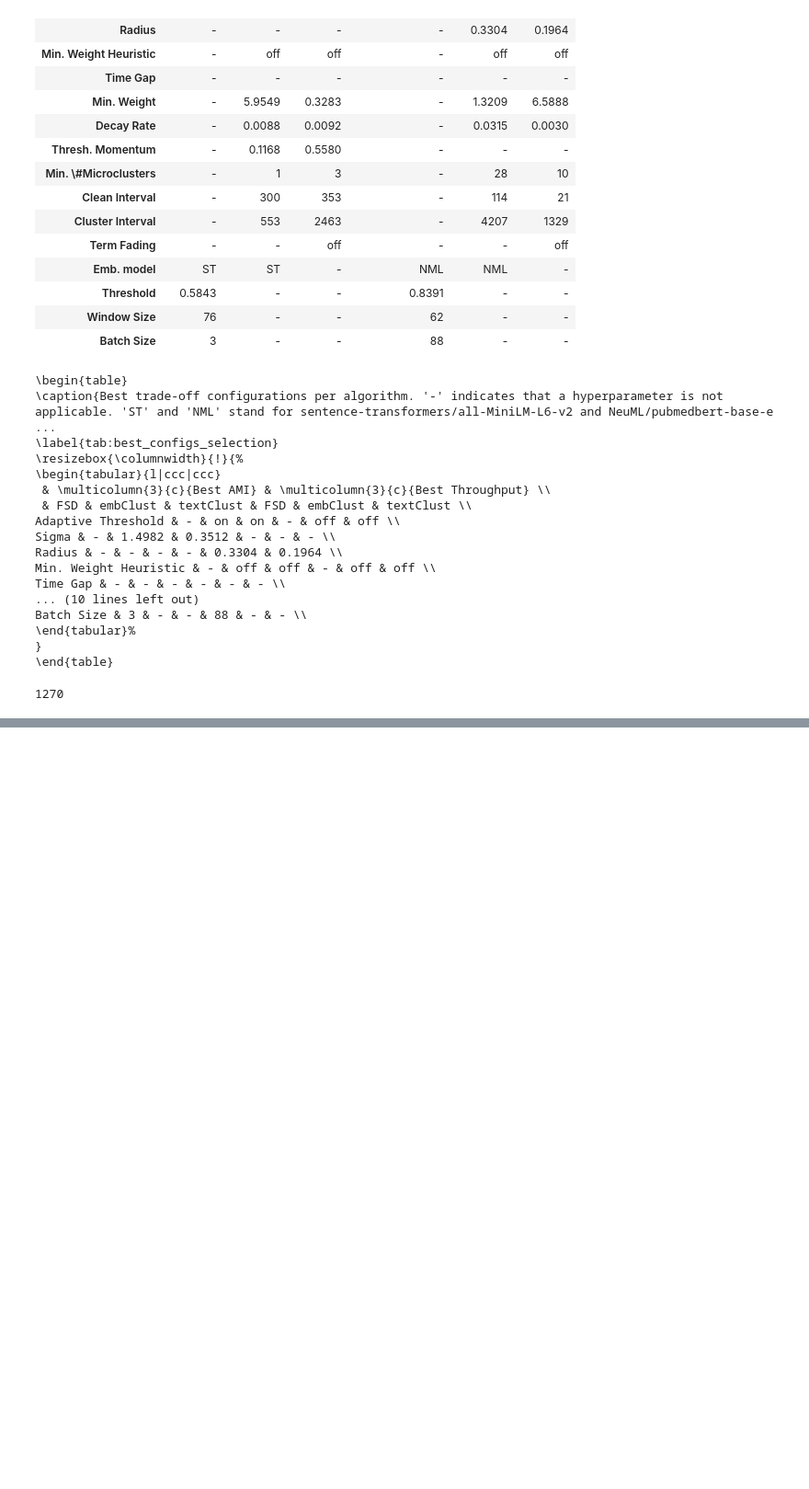
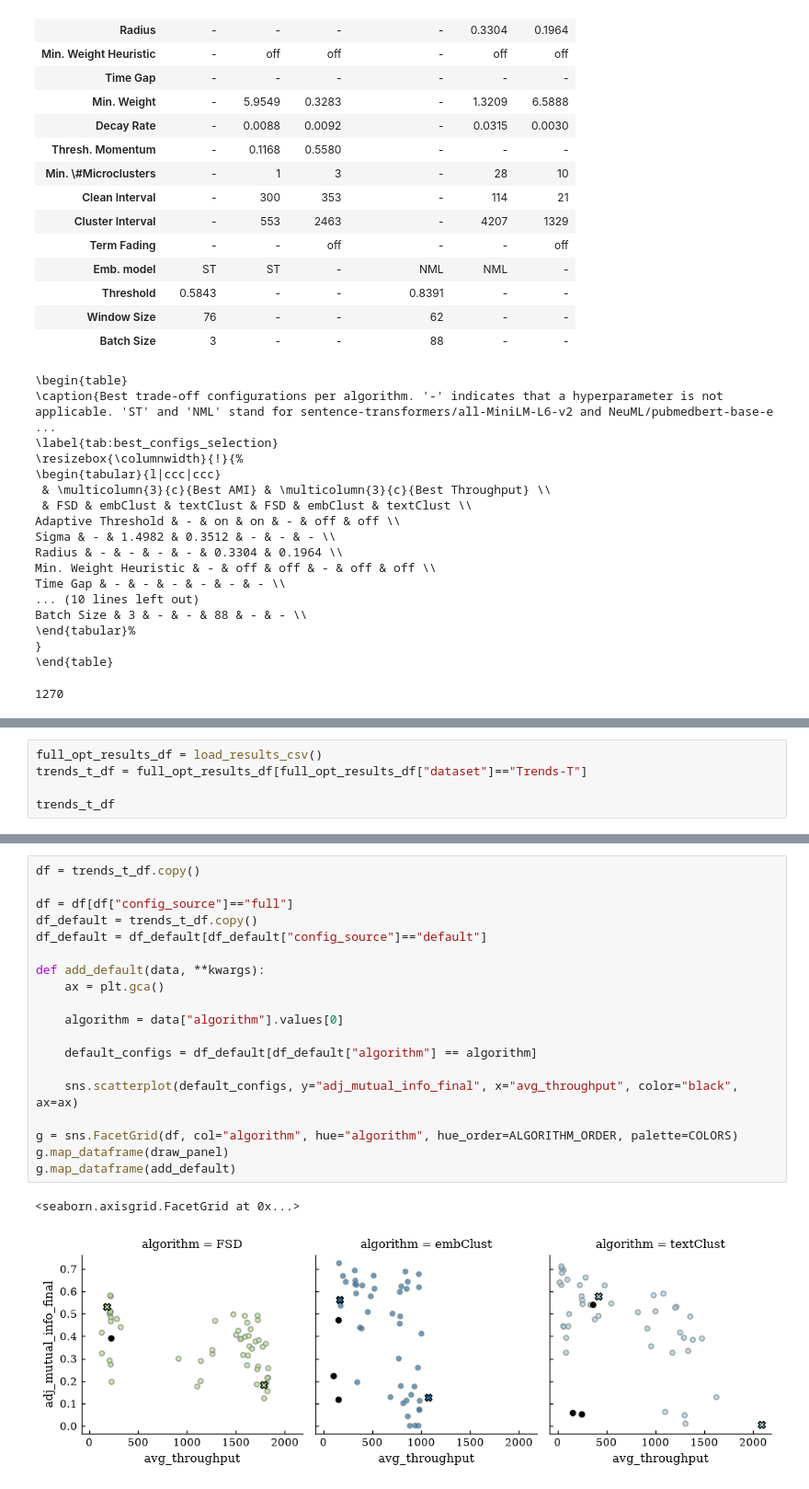
Before and after one commit to lea11100/textClust_hpo, a Jupyter notebook: smac_hpo/evaluation/config_analysis.ipynb, the cells around one changed output, grey strips where cells are left out. Shown at 92% size. Drawn from its saved outputs; the diff is of its cells as text; blank space fills up the shorter version.

Commit message:
Added Trends-T evaluation

```diff
--- a/smac_hpo/evaluation/config_analysis.ipynb
+++ b/smac_hpo/evaluation/config_analysis.ipynb
@@ -756,0 +794,5 @@ Batch Size & 3 & - & - & 88 & - & - \\
+# %%
+full_opt_results_df = load_results_csv()
+trends_t_df = full_opt_results_df[full_opt_results_df["dataset"]=="Trends-T"]
+
+trends_t_df
@@ -756,0 +813,22 @@ Batch Size & 3 & - & - & 88 & - & - \\
+# %%
+df = trends_t_df.copy()
+
+df = df[df["config_source"]=="full"]
+df_default = trends_t_df.copy()
+df_default = df_default[df_default["config_source"]=="default"]
+
+def add_default(data, **kwargs):
+    ax = plt.gca()
+
+    algorithm = data["algorithm"].values[0]
+
+    default_configs = df_default[df_default["algorithm"] == algorithm]
+
+    sns.scatterplot(default_configs, y="adj_mutual_info_final", x="avg_throughput", color="black", ax=ax)
+
+g = sns.FacetGrid(df, col="algorithm", hue="algorithm", hue_order=ALGORITHM_ORDER, palette=COLORS)
+g.map_dataframe(draw_panel)
+g.map_dataframe(add_default)
+# %% [output]
+<seaborn.axisgrid.FacetGrid at 0x...>
+[figure, added]
```
Also changed, not shown: parts of 7 cells of this notebook, 6 other files.
